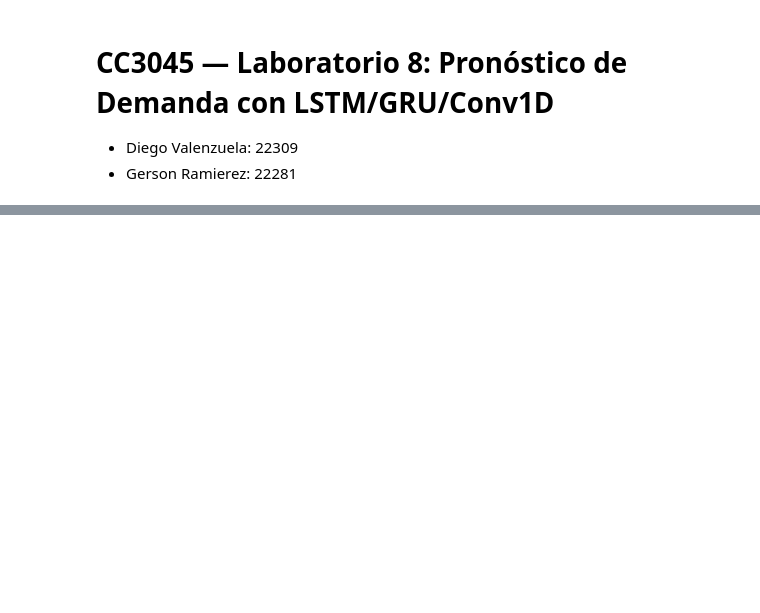
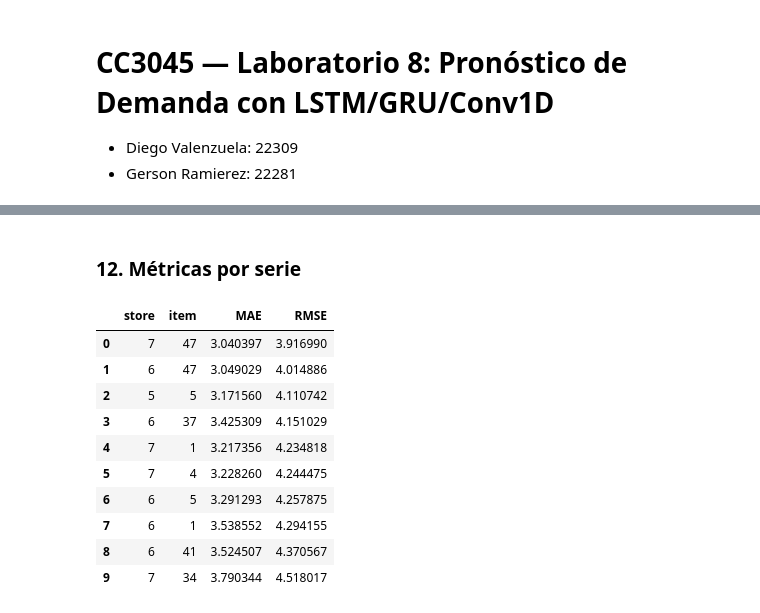
Before and after one commit to Diegoval-Dev/DeL-Lab8, a Jupyter notebook: Laboratorio8.ipynb, the cells around one changed output, grey strips where cells are left out. Saved outputs shown, nothing was run; the diff lists cells and outputs as text; code cells hidden in the pictures; blank space fills up the shorter version.

```diff
--- a/Laboratorio8.ipynb
+++ b/Laboratorio8.ipynb
@@ -215,0 +424,23 @@ KeyboardInterrupt:
+# %%
+def forecast_series(df_train_s, df_val_s, model, window=WINDOW, horizon=HORIZON):
+    # última ventana usando train+val por serie
+    preds = []
+    dates0 = df_test["date"].min()
+    for (s,i), gtv in pd.concat([df_train_s, df_val_s]).groupby(["store","item"]):
+        y_hist = gtv.sort_values("date")["y"].values
+        if len(y_hist) < window:
+            continue
+        lastX = y_hist[-window:].astype(np.float32)[None,:,None]
+        yhat_std = model.predict(lastX, verbose=0)[0]
+        mu, sd = stats.get((s,i), (0.0,1.0))
+        yhat = inverse_series(yhat_std, mu, sd)
+        df_out = pd.DataFrame({
+            "store": s, "item": i,
+            "date": pd.date_range(start=dates0, periods=horizon, freq="D"),
+            "pred": yhat
+        })
+        preds.append(df_out)
+    return pd.concat(preds, axis=0).reset_index(drop=True) if preds else pd.DataFrame()
+
+preds_all = forecast_series(df_train_s, df_val_s, model)
+preds_all.head()
@@ -215,0 +454,27 @@ KeyboardInterrupt:
+# %% [markdown]
+### 12. Métricas por serie
+# %%
+df_test_real = df_test[["store","item","date","sales"]].copy()
+eval_df = preds_all.merge(df_test_real, on=["store","item","date"], how="inner")
+from sklearn.metrics import mean_absolute_error, mean_squared_error
+
+metrics = []
+for (s,i), g in eval_df.groupby(["store","item"]):
+    mae = mean_absolute_error(g["sales"], g["pred"])
+    mse = mean_squared_error(g["sales"], g["pred"])
+    rmse = math.sqrt(mse)
+    metrics.append({"store": s, "item": i, "MAE": mae, "RMSE": rmse})
+metrics_df = pd.DataFrame(metrics).sort_values("RMSE").reset_index(drop=True)
+metrics_df.head(10)
+# %% [output]
+|  | store | item | MAE | RMSE |
+| 0 | 7 | 47 | 3.040397 | 3.916990 |
+| 1 | 6 | 47 | 3.049029 | 4.014886 |
+| 2 | 5 | 5 | 3.171560 | 4.110742 |
+| 3 | 6 | 37 | 3.425309 | 4.151029 |
+| 4 | 7 | 1 | 3.217356 | 4.234818 |
+| 5 | 7 | 4 | 3.228260 | 4.244475 |
+| 6 | 6 | 5 | 3.291293 | 4.257875 |
+| 7 | 6 | 1 | 3.538552 | 4.294155 |
+| 8 | 6 | 41 | 3.524507 | 4.370567 |
+| 9 | 7 | 34 | 3.790344 | 4.518017 |
```
Also changed, not shown: parts of 42 cells of this notebook, 1 other file.
